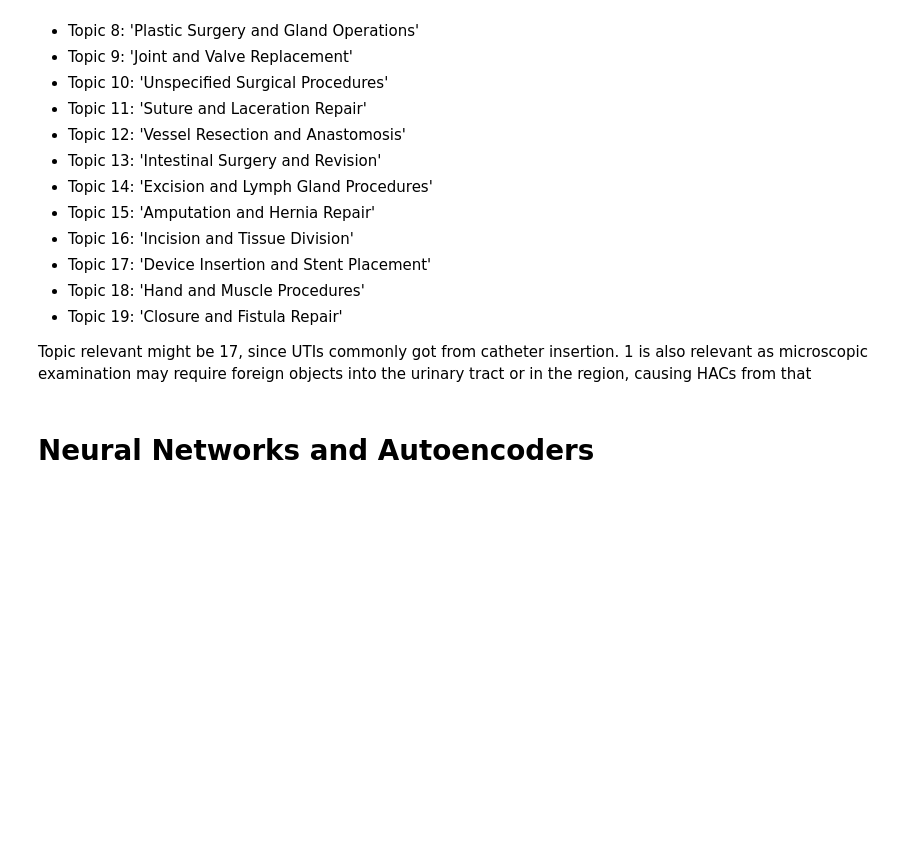
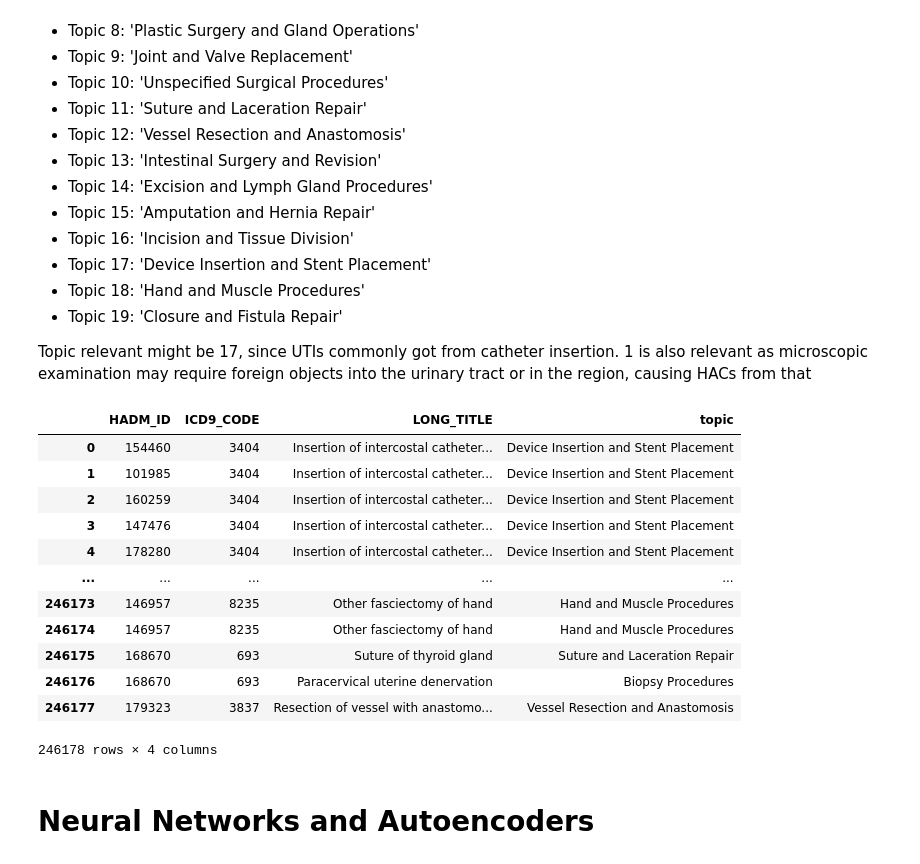
Before and after one commit to jiaminho/RPH-HAC-Prediction, a Jupyter notebook: DNN.ipynb, the cells around one changed output. Drawn from its saved outputs; the diff is of its cells as text; code cells hidden in the pictures; blank space fills up the shorter version.

Commit message:
Added to Topic Modelling

```diff
--- a/DNN.ipynb
+++ b/DNN.ipynb
@@ -150,6 +150,56 @@ Generated Topics:
 - Topic 19: 'Closure and Fistula Repair'
 
 Topic relevant might be 17, since UTIs commonly got from catheter insertion. 1 is also relevant as microscopic examination may require foreign objects into the urinary tract or in the region, causing HACs from that
+# %%
+# attach the generated topics to a dictionary
+topic_dict = {0: 'Soft Tissue Ablation',
+ 1: 'Microscopic Examination and Culture',
+ 2: 'Bone Fracture and Fixation',
+ 3: 'Hernia Repair and Prosthesis',
+ 4: 'Diagnostic Procedures',
+ 5: 'Body Device Removal',
+ 6: 'Biopsy Procedures',
+ 7: 'Bone Graft and Facial Procedures',
+ 8: 'Plastic Surgery and Gland Operations',
+ 9: 'Joint and Valve Replacement',
+ 10: 'Unspecified Surgical Procedures',
+ 11: 'Suture and Laceration Repair',
+ 12: 'Vessel Resection and Anastomosis',
+ 13: 'Intestinal Surgery and Revision',
+ 14: 'Excision and Lymph Gland Procedures',
+ 15: 'Amputation and Hernia Repair',
+ 16: 'Incision and Tissue Division',
+ 17: 'Device Insertion and Stent Placement',
+ 18: 'Hand and Muscle Procedures',
+ 19: 'Closure and Fistula Repair'}
+# %%
+# vectorise the procedures for each patient
+X_long = vectorizer.transform(df_proceds['LONG_TITLE'])
+nmf_long = nmf.transform(X_long)
+
+# get the topic for each patient
+topic_list = []
+for i in range(len(nmf_long)):
+    topic_list.append(topic_dict[np.argmax(nmf_long[i])])
+
+# attach the topic to the dataframe
+df_proceds['topic'] = topic_list
+# %%
+df_proceds # reduced to number of topics = 20.
+# %% [output]
+|  | HADM_ID | ICD9_CODE | LONG_TITLE | topic |
+| 0 | 154460 | 3404 | Insertion of intercostal catheter... | Device Insertion and Stent Placement |
+| 1 | 101985 | 3404 | Insertion of intercostal catheter... | Device Insertion and Stent Placement |
+| 2 | 160259 | 3404 | Insertion of intercostal catheter... | Device Insertion and Stent Placement |
+| 3 | 147476 | 3404 | Insertion of intercostal catheter... | Device Insertion and Stent Placement |
+| 4 | 178280 | 3404 | Insertion of intercostal catheter... | Device Insertion and Stent Placement |
+| ... | ... | ... | ... | ... |
+| 246173 | 146957 | 8235 | Other fasciectomy of hand | Hand and Muscle Procedures |
+| 246174 | 146957 | 8235 | Other fasciectomy of hand | Hand and Muscle Procedures |
+| 246175 | 168670 | 693 | Suture of thyroid gland | Suture and Laceration Repair |
+| 246176 | 168670 | 693 | Paracervical uterine denervation | Biopsy Procedures |
+| 246177 | 179323 | 3837 | Resection of vessel with anastomo... | Vessel Resection and Anastomosis |
+246178 rows × 4 columns
 # %% [markdown]
 # Neural Networks and Autoencoders
 # %%
```
